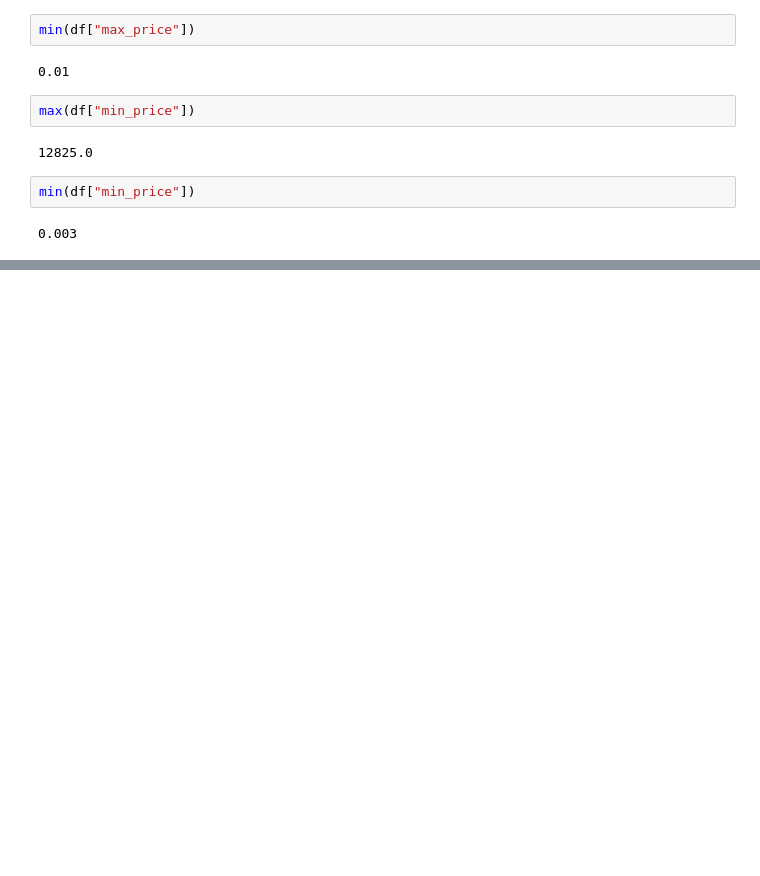
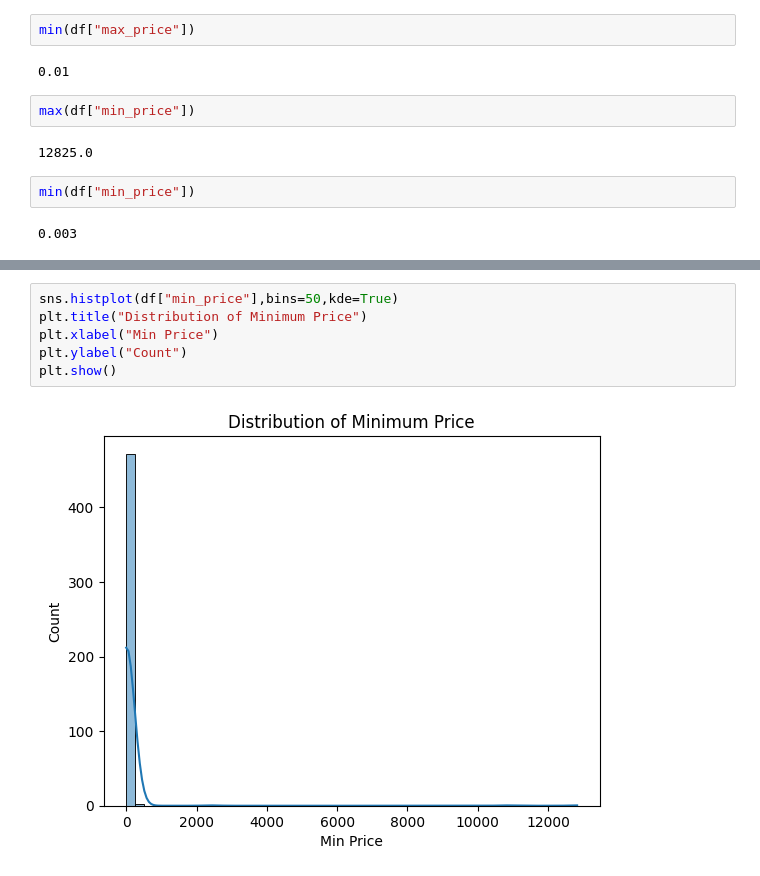
Before and after one commit to zaidmansuri958/Alibaba-Scrapper, a Jupyter notebook: analysis/main.ipynb, the cells around one changed output, grey strips where cells are left out. Drawn from its saved outputs; the diff is of its cells as text; blank space fills up the shorter version.

```diff
--- a/analysis/main.ipynb
+++ b/analysis/main.ipynb
@@ -74,0 +90,8 @@ df['rating'].plot.hist(bins=10)
+# %%
+sns.histplot(df["min_price"],bins=50,kde=True)
+plt.title("Distribution of Minimum Price")
+plt.xlabel("Min Price")
+plt.ylabel("Count")
+plt.show()
+# %% [output]
+[figure, added]
```
Also changed, not shown: parts of 13 cells of this notebook.
